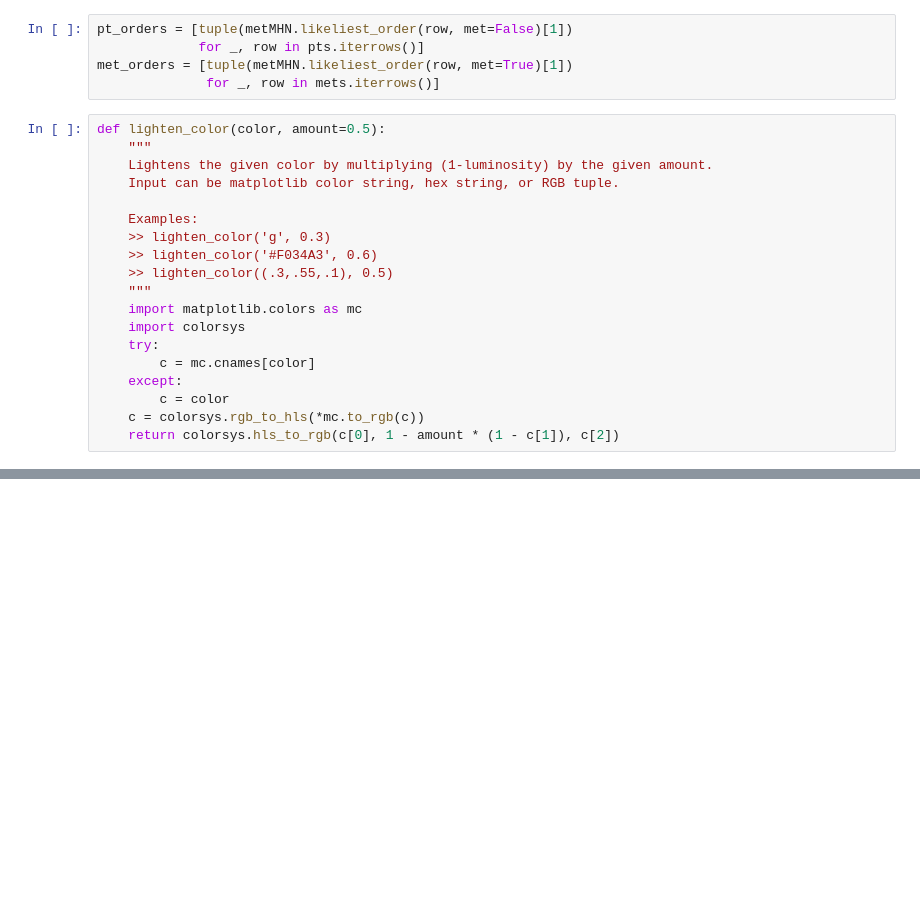
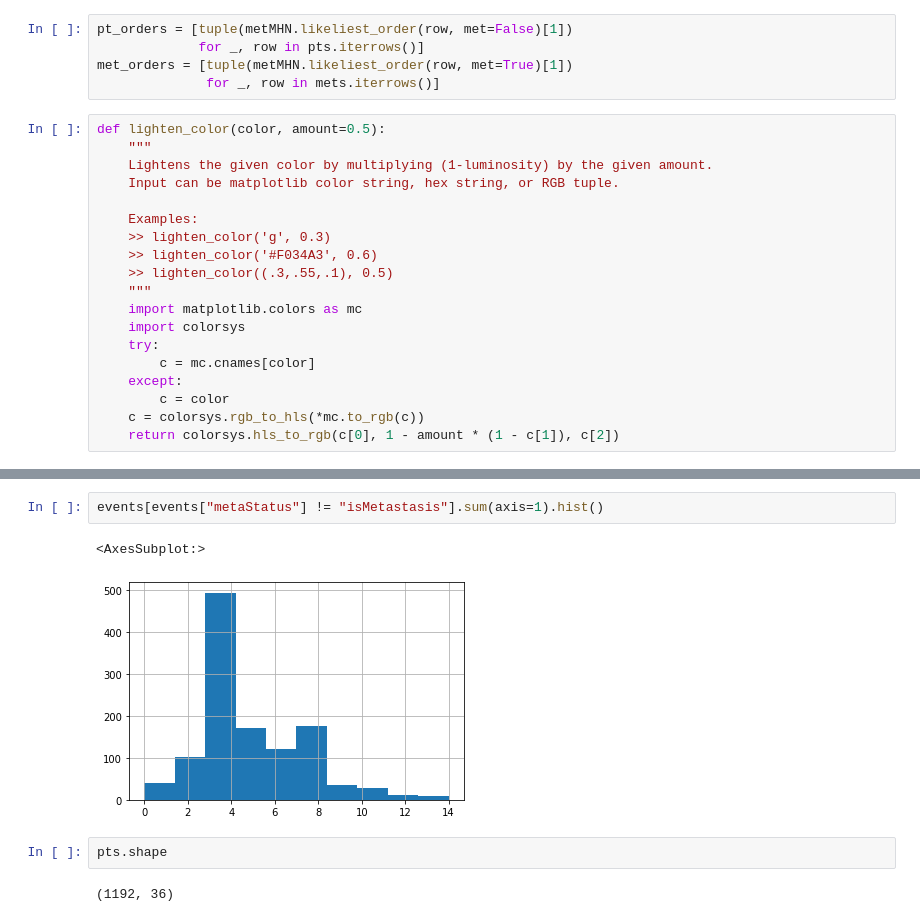
Before and after one commit to cbg-ethz/metMHN, a Jupyter notebook: results/metMHN.ipynb, the cells around one changed output, grey strips where cells are left out. Drawn from its saved outputs; the diff is of its cells as text; blank space fills up the shorter version.

```diff
--- a/results/metMHN.ipynb
+++ b/results/metMHN.ipynb
@@ -144,0 +269,9 @@ f.set_size_inches(10, 10)
+# %%
+events[events["metaStatus"] != "isMetastasis"].sum(axis=1).hist()
+# %% [output]
+<AxesSubplot:>
+[figure, added]
+# %%
+pts.shape
+# %% [output]
+(1192, 36)
```
Also changed, not shown: parts of 5 cells of this notebook, 8 other files.
